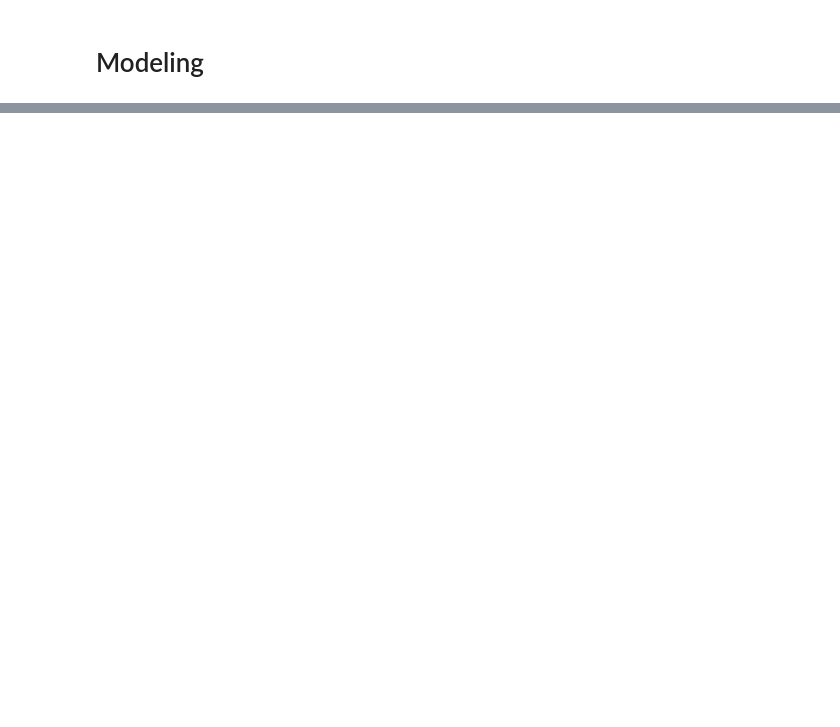
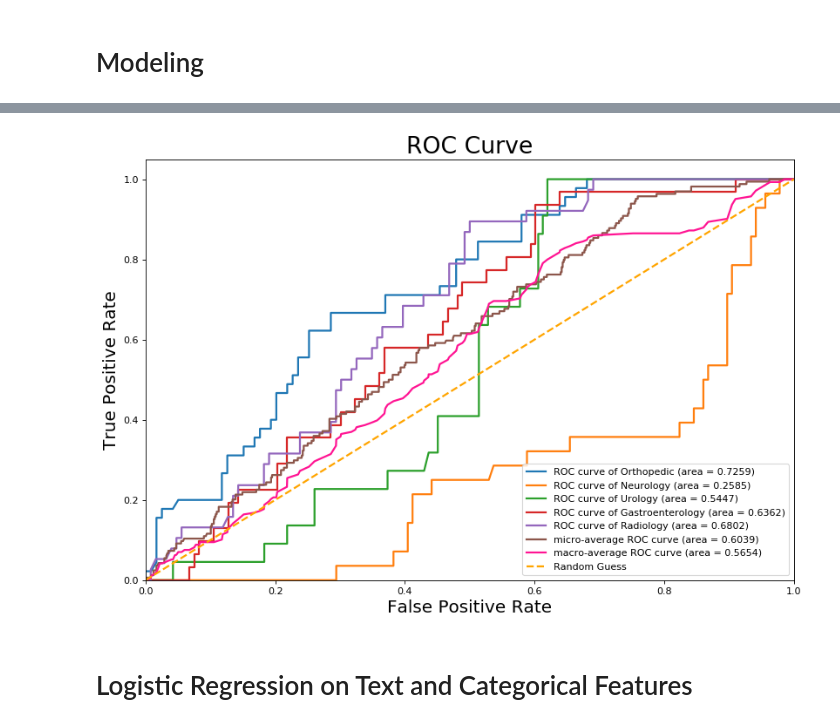
Before and after one commit to harrisonized/medical-notes-kaggle, a Jupyter notebook: classifying-reviews.ipynb, the cells around one changed output, grey strips where cells are left out. Drawn from its saved outputs; the diff is of its cells as text; code cells hidden in the pictures; blank space fills up the shorter version.

```diff
--- a/classifying-reviews.ipynb
+++ b/classifying-reviews.ipynb
@@ -69,0 +256,23 @@ Index(['index_', 'note_text', 'section_headers', 'clinical_domain',
+# %%
+# Compute Multiclass ROC
+
+fpr, tpr, thresholds, roc_auc = compute_multiclass_ROC(target_test_bin_array, features_test_vectorized_proba_array)
+
+# Plot Micro-ROC curve for Weighted Test set
+plt.figure(figsize=(12, 8), dpi=80)
+for i in range(5):
+    plt.plot(1-fpr[i], 1-tpr[i], label='ROC curve of {0} (area = {1:1.4f})'.format(clinical_domain_list[i], 1-roc_auc[i]), lw=2)
+plt.plot(1-fpr["micro"], 1-tpr["micro"], label='micro-average ROC curve (area = {0:0.4f})'.format(1-roc_auc["micro"]), lw=2)
+plt.plot(1-fpr["macro"], 1-tpr["macro"], label='macro-average ROC curve (area = {0:0.4f})'.format(1-roc_auc["macro"]), color='deeppink', lw=2)
+plt.plot([0, 1], [0, 1], c='orange', lw = 2, ls='--', label= "Random Guess")
+plt.xlim([0.0, 1.0])
+plt.ylim([0.0, 1.05])
+plt.xlabel('False Positive Rate', fontsize=18)
+plt.ylabel('True Positive Rate', fontsize=18)
+plt.title('ROC Curve', fontsize=24)
+plt.legend(loc="lower right")
+plt.savefig("figures/roc-weighted.png", transparent=False, bbox_inches="tight")
+# %% [output]
+[figure, added]
+# %% [markdown]
+# Logistic Regression on Text and Categorical Features
```
Also changed, not shown: parts of 23 cells of this notebook, 3 other files.
